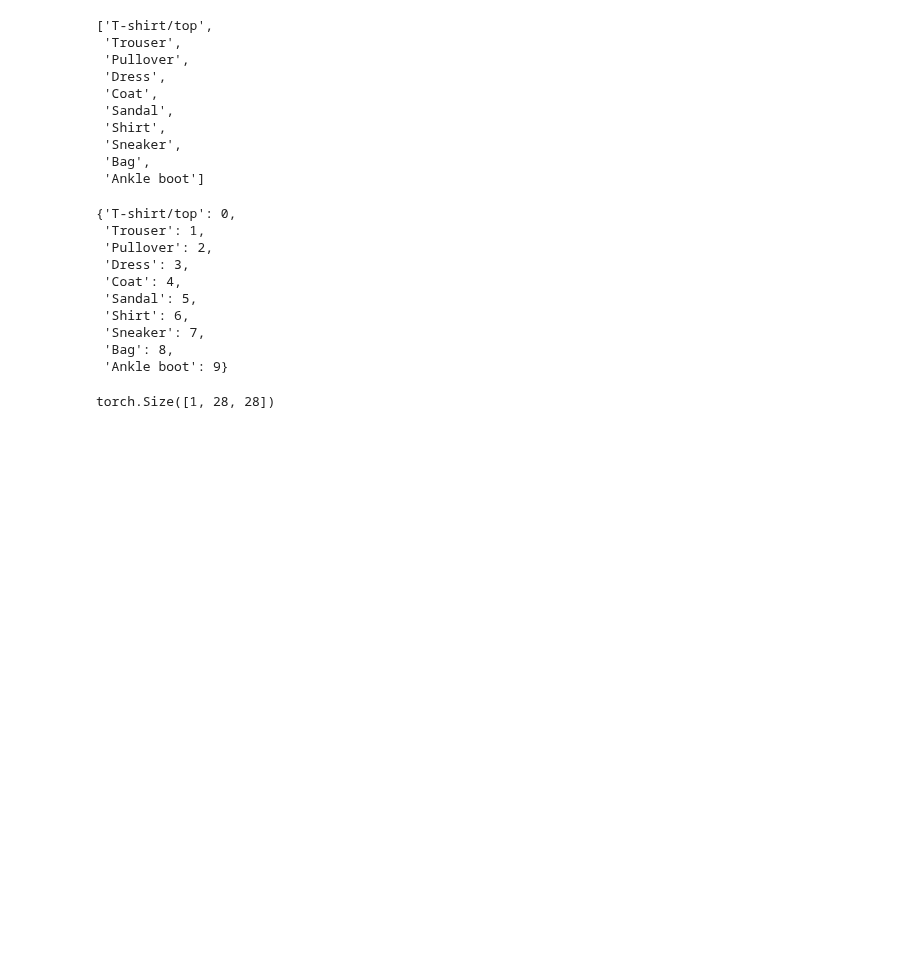
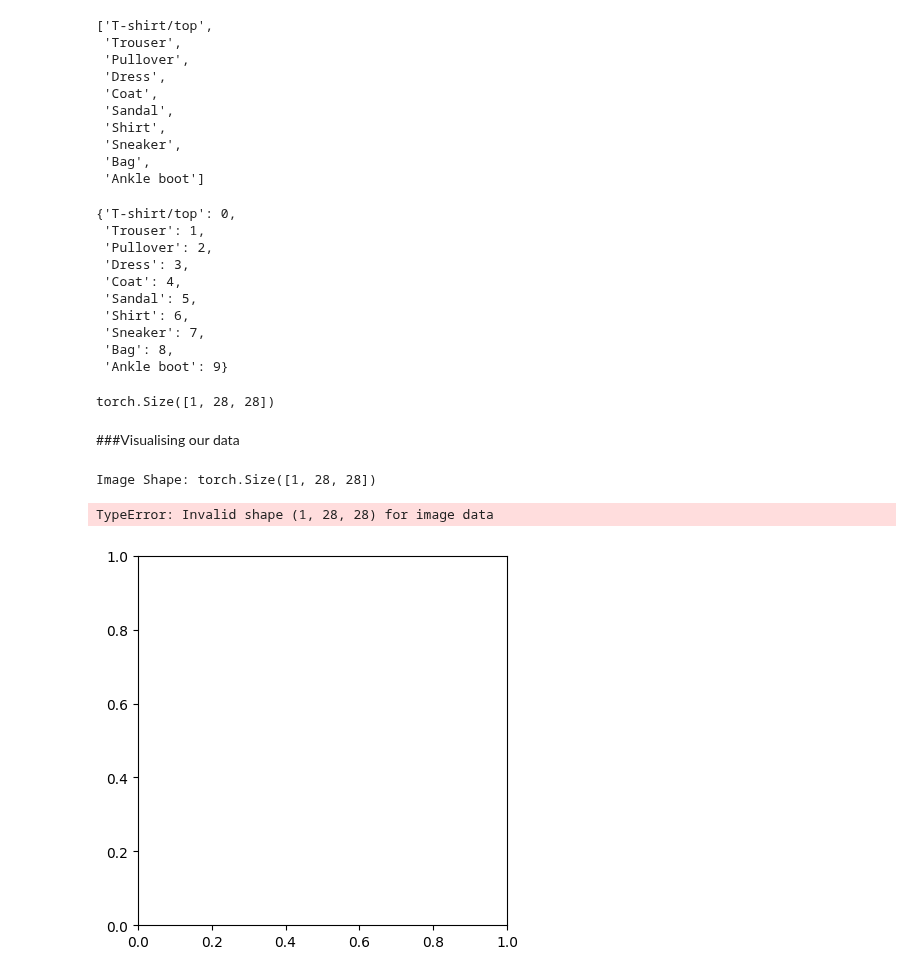
Before and after one commit to ShriVarshaan/pytorch-learning-log, a Jupyter notebook: computer_vision.ipynb, the cells around one changed output. Cells and saved outputs as stored; diff of their text form; code cells hidden in the pictures; blank space fills up the shorter version.

Commit message:
Visualising our data using imshow()

```diff
--- a/computer_vision.ipynb
+++ b/computer_vision.ipynb
@@ -109,2 +109,13 @@ image.shape #one colour channel cause it is black and white
 # %% [output]
 torch.Size([1, 28, 28])
+# %% [markdown]
+###Visualising our data
+# %%
+image, label = train_data[0]
+print("Image Shape:", image.shape)
+
+plt.imshow(image) #this is an error as matplotlib expects no colour channels or colour channel at the end
+# %% [output]
+Image Shape: torch.Size([1, 28, 28])
+TypeError: Invalid shape (1, 28, 28) for image data
+[figure, added]
```
Also changed, not shown: parts of 3 cells of this notebook.
